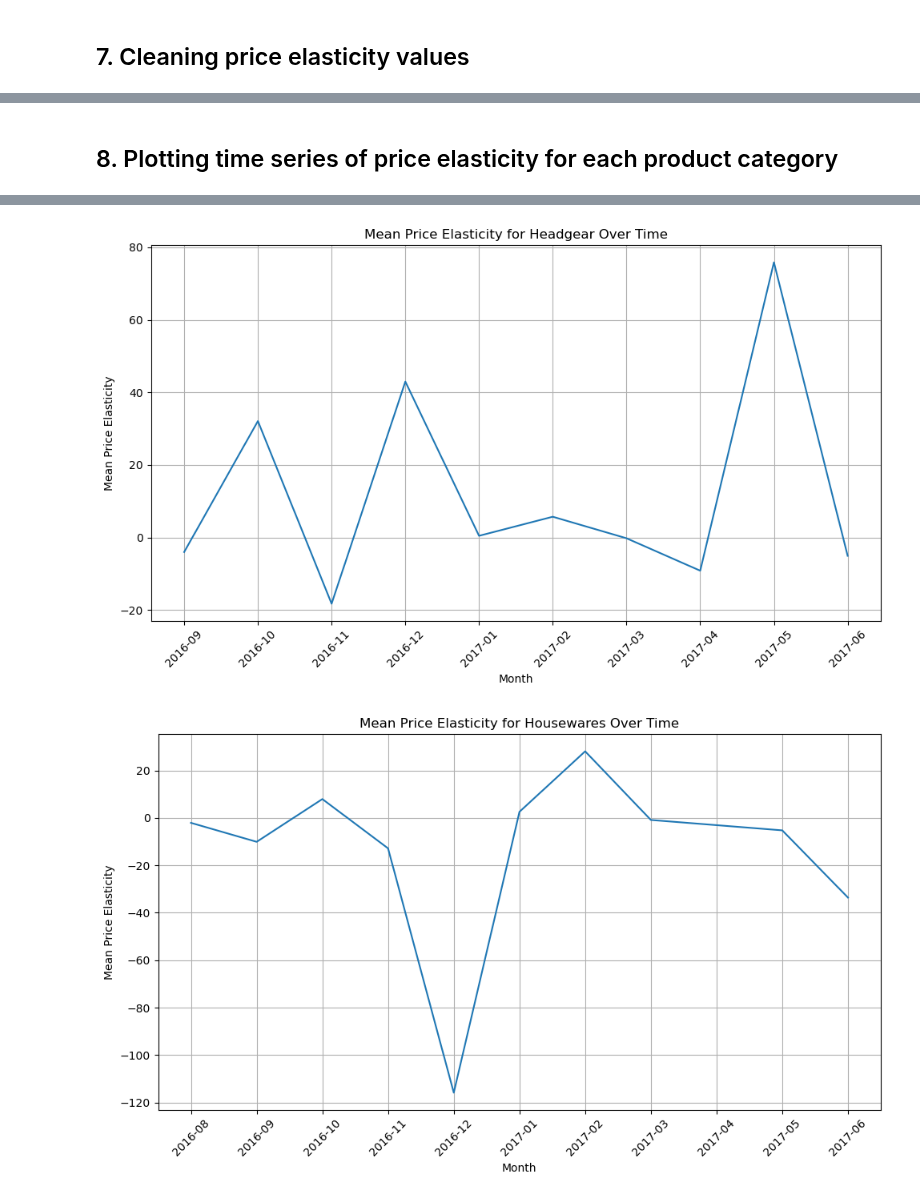
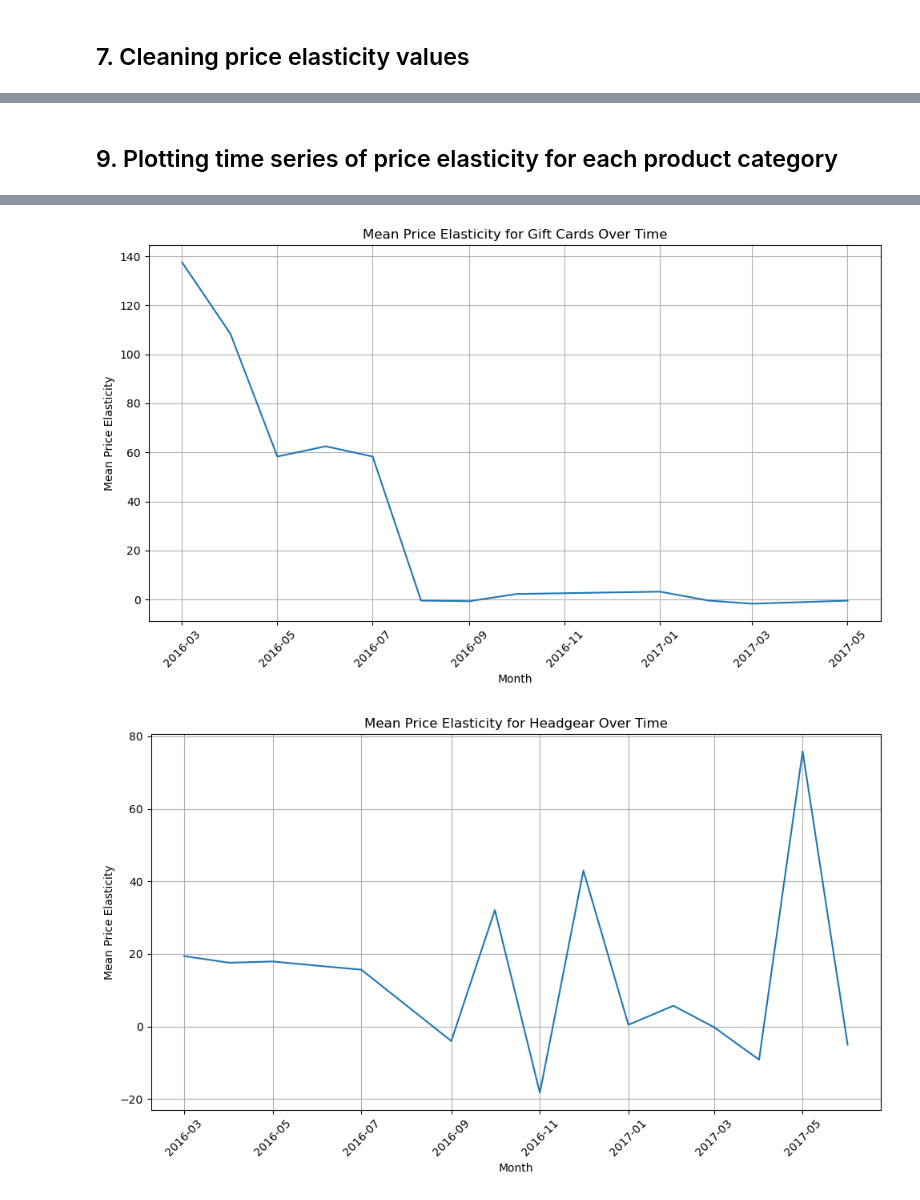
Before and after one commit to woobrandon/DSA3101-Potato-Wedges, a Jupyter notebook: SubgroupB/Price Elasticity.ipynb, the cells around one changed output, grey strips where cells are left out. Drawn from its saved outputs; the diff is of its cells as text; code cells hidden in the pictures.

Commit message:
Added Synthetic Data and Updated EDA

```diff
--- a/SubgroupB/Price Elasticity.ipynb
+++ b/SubgroupB/Price Elasticity.ipynb
@@ -67,7 +67,7 @@ daily_sales['product_category_temp'].replace(['Tumblers', 'Bottles', 'Google'],
 daily_sales['product_category_temp'].replace(['More Bags', 'Backpacks'], 'Bags', inplace = True)
 daily_sales['product_category_temp'].replace('Android', 'Apparel', inplace = True)
 daily_sales.loc[daily_sales["product_name"].str.contains(r"Waze.*(Men's|Women's|Socks)", case = True, na = False), "product_category_temp"] = "Apparel"
-daily_sales['product_category_temp'].replace('Waze', 'Electronics', inplace = True)
+daily_sales['product_category_temp'].replace('Waze', 'Office', inplace = True)
 daily_sales.loc[daily_sales["product_name"].str.contains(r"(Shirt|Sleeve|Tee|Jacket|Pullover|Hoodie|Tank|Vest|Onesie|Pants|Hood|Polo)", case = True, na = False), "product_category_temp"] = "Apparel"
 daily_sales.loc[daily_sales["product_name"].str.contains(r"(oz|Bottle|Cup)", case = True, na = False), "product_category_temp"] = "Drinkware"
 daily_sales.loc[daily_sales["product_name"].str.contains(r"Journal|Notebook", case = True, na = False), "product_category_temp"] = "Notebooks & Journals"
@@ -189,13 +188,11 @@ category_sales_clean['month'] = category_sales_clean['ymd'].dt.to_period('M')
 
 # Group by 'month' and 'product_category' and calculate sum and mean of 'price_elasticity'
 monthly_elasticity_summary = category_sales_clean.groupby(['month', 'product_category']).agg(
-    sum_price_elasticity=('price_elasticity', 'sum'),
     mean_price_elasticity=('price_elasticity', 'mean')
 ).reset_index()
 # Convert 'month' to string for plotting if needed
 monthly_elasticity_summary['month'] = monthly_elasticity_summary['month'].astype(str)
 # Ensure the columns used for plotting are numeric
 monthly_elasticity_summary['mean_price_elasticity'] = pd.to_numeric(monthly_elasticity_summary['mean_price_elasticity'], errors='coerce')
-monthly_elasticity_summary['sum_price_elasticity'] = pd.to_numeric(monthly_elasticity_summary['sum_price_elasticity'], errors='coerce')
 print(monthly_elasticity_summary)
 # %% [output]
@@ -215,0 +215,34 @@ print(monthly_elasticity_summary)
+# %%
+# Load and preprocess synthetic data from CSV
+synthetic_data = pd.read_csv(r"C:\DSA3101-Project\SubgroupB\cleaned_synthetic_v3.csv")
+
+# Ensure the 'year_month' column is in datetime format and create 'month' column for grouping
+synthetic_data['month'] = pd.to_datetime(synthetic_data['year_month']).dt.to_period('M')
+
+# Group by 'product_category' and 'month', and calculate sum of quantities and average price
+synthetic_data_grouped = synthetic_data.groupby(['product_category', 'month']).agg(
+    daily_qty_sum=('present_total_qty', 'sum'),  # Sum of total quantities sold per month
+    avg_price=('product_price', 'mean')          # Average price per month
+).reset_index()
+
+# Sort the grouped data by 'month' and 'product_category'
+synthetic_data_grouped = synthetic_data_grouped.sort_values(by=['month', 'product_category'])
+synthetic_data_grouped.head()
+
+# Step 1: Rename columns in synthetic data to match the original format
+synthetic_data_grouped.rename(columns={
+    'avg_price': 'mean_price_elasticity'      # Rename 'avg_price' to 'mean_price_elasticity'
+}, inplace=True)
+
+# Step 2: Convert 'month' column to timestamp for both datasets (to avoid PeriodDtype errors)
+synthetic_data_grouped['month'] = synthetic_data_grouped['month'].dt.to_timestamp()
+
+# Step 3: Standardize the structure and select the relevant columns for concatenation
+synthetic_data_grouped = synthetic_data_grouped[['month', 'product_category', 'mean_price_elasticity']]
+monthly_elasticity_summary = monthly_elasticity_summary[['month', 'product_category', 'mean_price_elasticity']]
+
+# Step 4: Concatenate the synthetic data (on top) with the original monthly elasticity summary
+combined_data = pd.concat([synthetic_data_grouped, monthly_elasticity_summary], ignore_index=True)
+
+# Step 5: Display the concatenated dataframe
+combined_data
@@ -216,12 +263,13 @@ print(monthly_elasticity_summary)
 # %% [markdown]
-## 8. Plotting time series of price elasticity for each product category
+## 9. Plotting time series of price elasticity for each product category
 # %%
-product_categories = monthly_elasticity_summary['product_category'].unique()
+# Get unique product categories from the combined data
+product_categories = combined_data['product_category'].unique()
 
 # Plot each product category separately
 for category in product_categories:
     # Filter the data for the current category
-    category_data = monthly_elasticity_summary[monthly_elasticity_summary['product_category'] == category]
+    category_data = combined_data[combined_data['product_category'] == category]
 
     # Plot the mean price elasticity over time for the current category
     plt.figure(figsize=(10, 6))
@@ -247,2 +295,2 @@ for category in product_categories:
-[figure, old version]
+[figure, new version]
-[figure, old version]
+[figure, new version]
```
Also changed, not shown: parts of 8 cells of this notebook.
